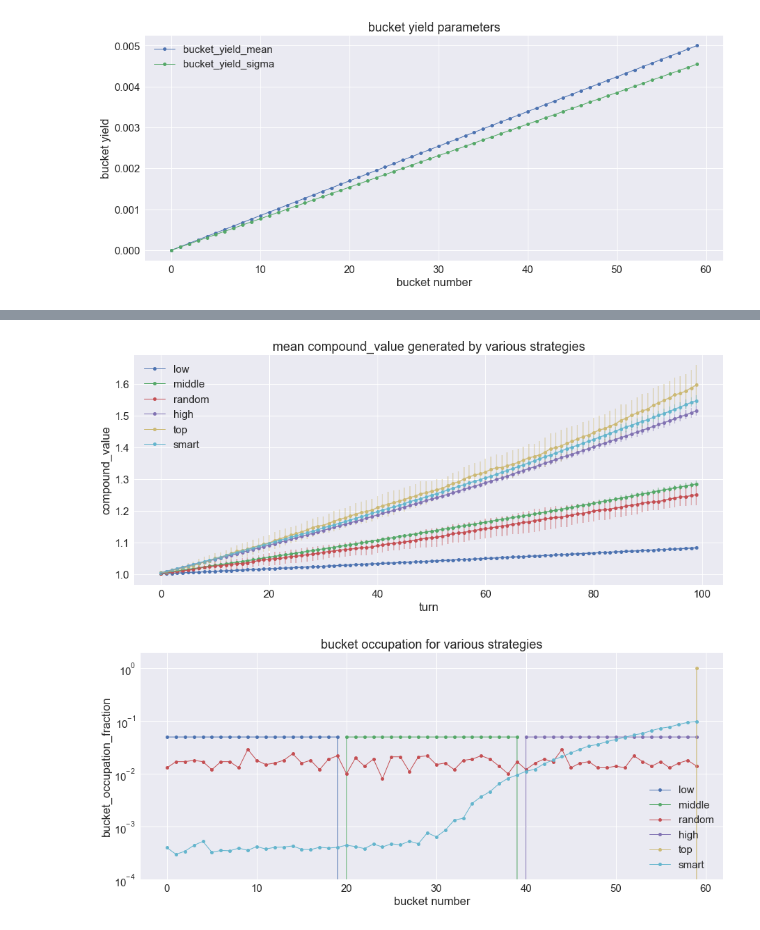
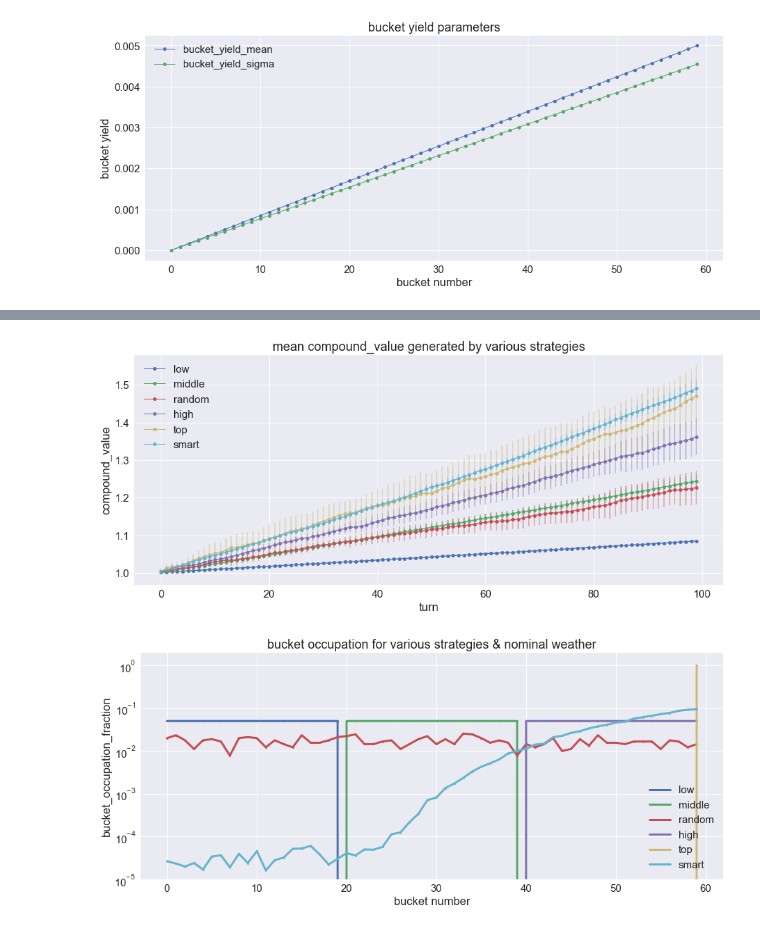
Before and after one commit to joehahn/hivemind, a Jupyter notebook: hivemind.ipynb, the cells around one changed output, grey strips where cells are left out. Cells and saved outputs as stored; diff of their text form; code cells hidden in the pictures.

```diff
--- a/hivemind.ipynb
+++ b/hivemind.ipynb
@@ -124,0 +185,10 @@ actual_bucket_yields, best_bucket, lagged_bucket_yields, _, _ = make_bucket_yiel
+# %%
+#features x = lagged_bucket_yields + weather_onehot
+x = np.concatenate((lagged_bucket_yields, weather_onehot), axis=1)
+idx = 4
+print 'lagged_bucket_yields = ', lagged_bucket_yields[idx]
+print 'weather_onehot = ', weather_onehot[idx]
+print 'x = ', x[idx]
+#target y = best_bucket
+y = best_bucket
+print 'y = ', y[idx]
@@ -125,8 +213,6 @@ actual_bucket_yields, best_bucket, lagged_bucket_yields, _, _ = make_bucket_yiel
 # %%
 #test-train-validation split is 1:1:1
 train_fraction = 0.333
-x = lagged_bucket_yields
-y = best_bucket
 from sklearn.model_selection import train_test_split
 x_train, x_test_validate, y_train, y_test_validate = train_test_split(x, y, train_size=train_fraction,
     test_size=(1-train_fraction), random_state=rn_seed)
@@ -170,7 +259,7 @@ _________________________________________________________________
 N_epochs = 10
 batch_size = N_turns/100
 dropout_fraction = 0.0
-N_middle_layer = 0
+N_middle_layer = (N_inputs + N_outputs)/2
 print 'layers = ', N_inputs, N_middle_layer, N_outputs
 print 'dropout_fraction = ', dropout_fraction
 model = mlp_classifier(N_inputs, N_middle_layer, N_outputs, dropout_fraction)
@@ -202,11 +291,14 @@ fig, ax = plt.subplots(1,1, figsize=(15, 6))
 all_net_values = pd.DataFrame()
 for strategy in strategies:
     for idx in range(N_games):
-        actual_bucket_yields, _, lagged_bucket_yields, _, _ = make_bucket_yields(N_buckets, N_turns, SNR, lag)
-        net_values = compute_net_value(actual_bucket_yields, lagged_bucket_yields, strategy, model=model)
+        actual_bucket_yields, best_bucket, lagged_bucket_yields, weather, weather_onehot, bucket_yield_mean, \
+            bucket_yield_sigma = make_bucket_yields(N_buckets, N_turns, SNR, lag)
+        net_values = compute_net_value(actual_bucket_yields, lagged_bucket_yields, weather, weather_onehot, \
+            strategy, model=model)
         net_values['strategy'] = strategy
         all_net_values = all_net_values.append(net_values, ignore_index=True)
 g = all_net_values.groupby(['strategy', 'turn'], as_index=False)['compound_value'].agg(['mean', 'std', 'count'])
+weathers = np.unique(weather)
 for strategy in strategies:
     strategy_results = g.loc[strategy]
     xp = strategy_results.index
@@ -219,25 +311,26 @@ p = ax.set_ylabel('compound_value')
 p = ax.set_xlabel('turn')
 p = ax.legend()
 # %% [output]
-[figure, old version]
+[figure, new version]
 # %%
-cols = ['strategy'] + [col for col in all_net_values.columns if ('prob' in col)]
+#plot each strategy's bucket_occupation_fraction during nominal weather
+the_weather = 'nominal'
+cols = ['strategy', 'weather'] + [col for col in all_net_values.columns if ('prob' in col)]
 df = all_net_values[cols]
-avg = df.groupby('strategy').mean()
-std = df.groupby('strategy').std()
-count = df.groupby('strategy').count()
+avg = df.groupby(['strategy', 'weather']).mean()
+std = df.groupby(['strategy', 'weather']).std()
+count = df.groupby(['strategy', 'weather'], as_index=False).count()
 fig, ax = plt.subplots(1,1, figsize=(15, 6))
 for strategy in strategies:
-    yp = avg[avg.index == strategy].values.flatten()
-    yerr = std[avg.index == strategy].values.flatten()
+    yp = avg.loc[strategy].loc[the_weather]
+    yerr = std.loc[strategy].loc[the_weather]
     xp = np.arange(len(yp))
-    p = ax.plot(xp, yp, linewidth=1, marker='o', markersize=5, label=strategy)
-    #p = ax.errorbar(xp, yp, yerr=yerr, alpha=0.4, color=p[0].get_color())
-p = ax.set_title('bucket occupation for various strategies')
+    p = ax.plot(xp, yp, linewidth=3, marker='o', markersize=3, label=strategy)
+p = ax.set_title('bucket occupation for various strategies & nominal weather')
 p = ax.set_ylabel('bucket_occupation_fraction')
 p = ax.set_xlabel('bucket number')
-p = ax.set_ylim(1.0e-4, 2.0)
+p = ax.set_ylim(1.0e-5, 2.0)
 p = ax.set_yscale('log')
 p = ax.legend()
 # %% [output]
-[figure, old version]
+[figure, new version]
```
Also changed, not shown: parts of 14 cells of this notebook, 2 other files.
